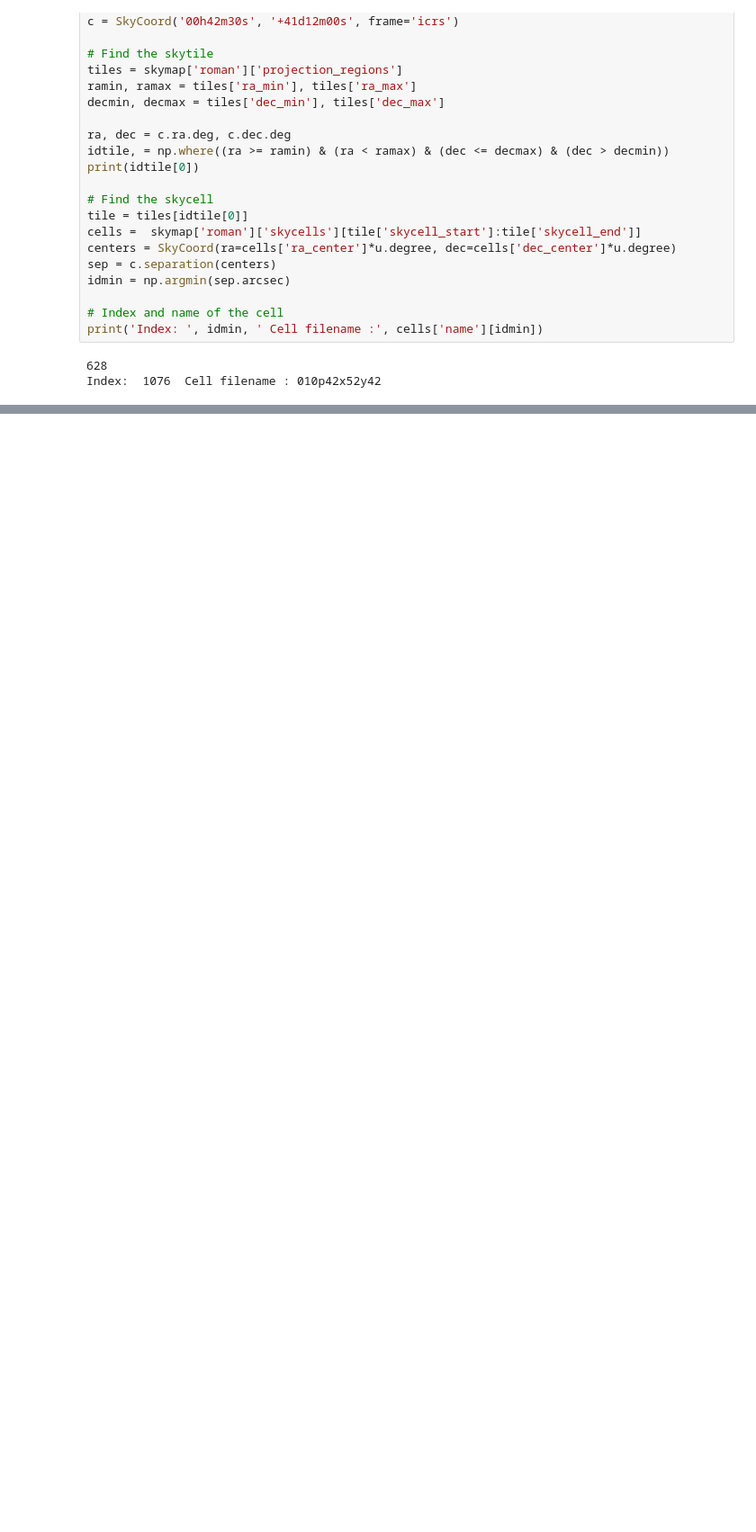
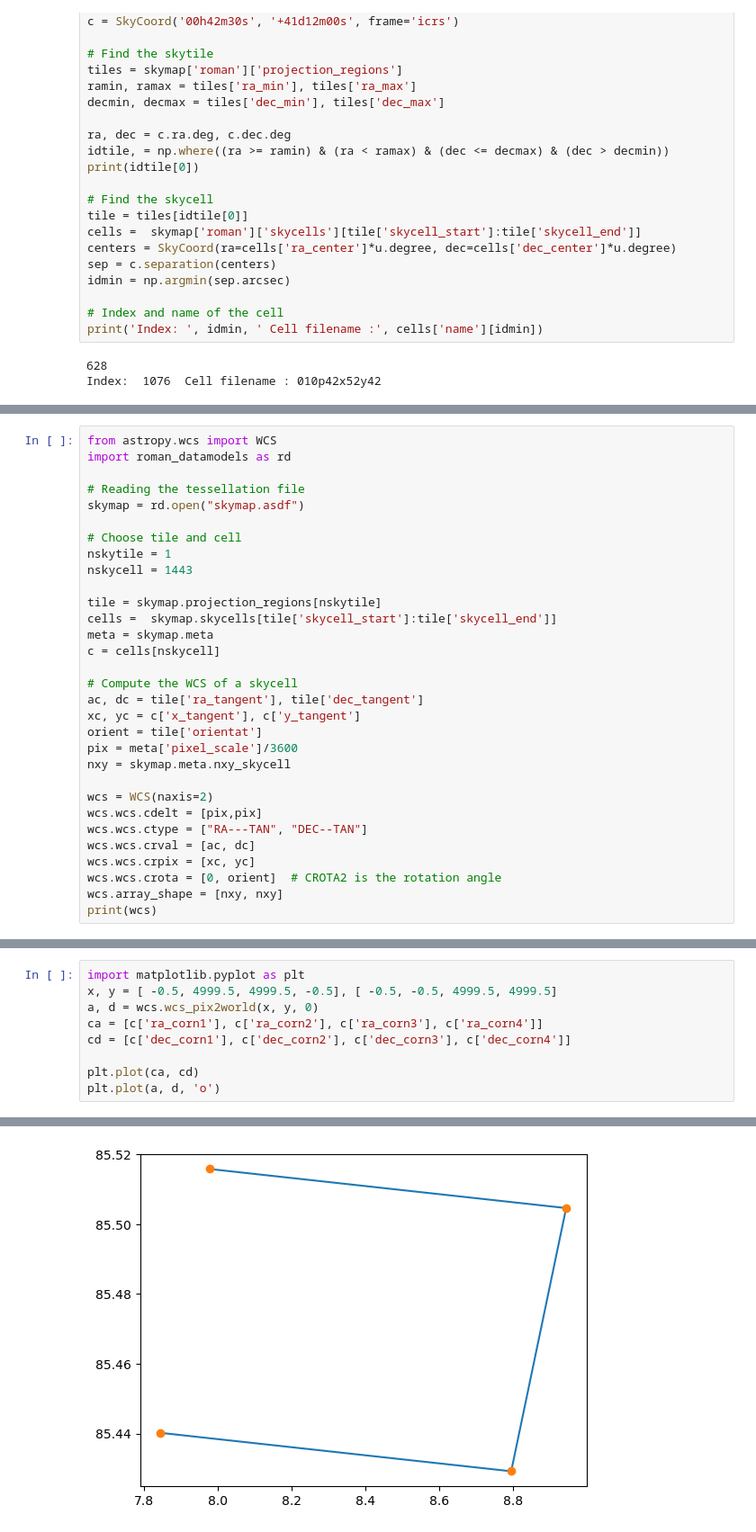
Before and after one commit to spacetelescope/skymap, a Jupyter notebook: notebook/Skymap.ipynb, the cells around one changed output, grey strips where cells are left out. Shown at 90% size. Saved outputs shown, nothing was run; the diff lists cells and outputs as text; blank space fills up the shorter version.

```diff
--- a/notebook/Skymap.ipynb
+++ b/notebook/Skymap.ipynb
@@ -443,0 +477,31 @@ Index:  1076  Cell filename : 010p42x52y42
+# %%
+from astropy.wcs import WCS
+import roman_datamodels as rd
+
+# Reading the tessellation file
+skymap = rd.open("skymap.asdf")
+
+# Choose tile and cell
+nskytile = 1
+nskycell = 1443
+
+tile = skymap.projection_regions[nskytile]
+cells =  skymap.skycells[tile['skycell_start']:tile['skycell_end']]
+meta = skymap.meta
+c = cells[nskycell]
+
+# Compute the WCS of a skycell
+ac, dc = tile['ra_tangent'], tile['dec_tangent']
+xc, yc = c['x_tangent'], c['y_tangent']
+orient = tile['orientat']
+pix = meta['pixel_scale']/3600
+nxy = skymap.meta.nxy_skycell
+
+wcs = WCS(naxis=2)
+wcs.wcs.cdelt = [pix,pix]
+wcs.wcs.ctype = ["RA---TAN", "DEC--TAN"]
+wcs.wcs.crval = [ac, dc]
+wcs.wcs.crpix = [xc, yc]
+wcs.wcs.crota = [0, orient]  # CROTA2 is the rotation angle
+wcs.array_shape = [nxy, nxy]
+print(wcs)
@@ -443,0 +531,10 @@ Index:  1076  Cell filename : 010p42x52y42
+# %%
+import matplotlib.pyplot as plt
+x, y = [ -0.5, 4999.5, 4999.5, -0.5], [ -0.5, -0.5, 4999.5, 4999.5]
+a, d = wcs.wcs_pix2world(x, y, 0)
+ca = [c['ra_corn1'], c['ra_corn2'], c['ra_corn3'], c['ra_corn4']]
+cd = [c['dec_corn1'], c['dec_corn2'], c['dec_corn3'], c['dec_corn4']]
+
+plt.plot(ca, cd)
+plt.plot(a, d, 'o')
+# %% [output]
@@ -443,0 +542 @@ Index:  1076  Cell filename : 010p42x52y42
+[figure, added]
```
Also changed, not shown: parts of 10 cells of this notebook, 1 other file.
